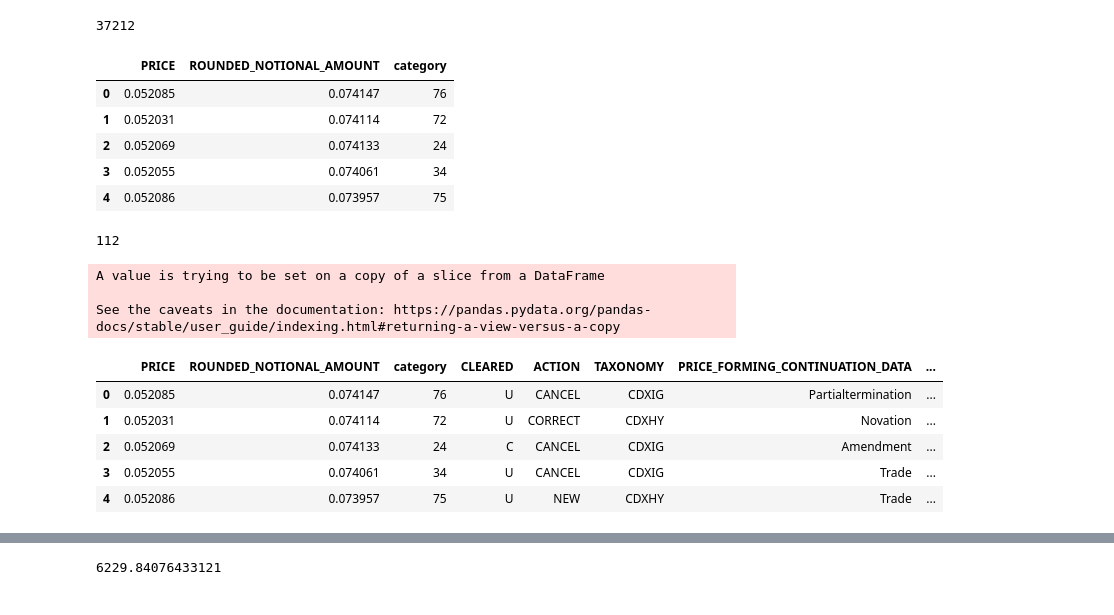
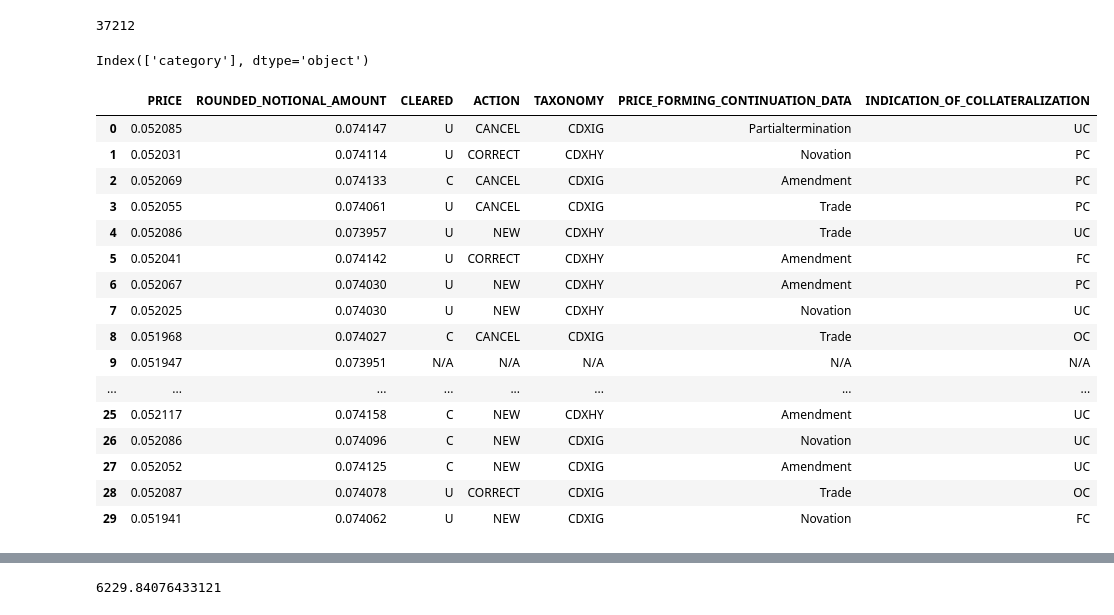
Before and after one commit to PhilippeFerreiraDeSousa/MixedSeqGAN, a Jupyter notebook: Analysis of results.ipynb, the cells around one changed output, grey strips where cells are left out. Drawn from its saved outputs; the diff is of its cells as text; code cells hidden in the pictures.

```diff
--- a/Analysis of results.ipynb
+++ b/Analysis of results.ipynb
@@ -123,44 +128,26 @@ len(real_data)
+# %%
+generated_data = pd.read_hdf(OUTPUT_DATAFRAME)
+# %%
+generated_data[["category"]].columns
+# %% [output]
+Index(['category'], dtype='object')
 # %%
-generated_data.head()
+generated_data.drop("category", 1).head(30)
 # %% [output]
-|  | PRICE | ROUNDED_NOTIONAL_AMOUNT | category |
-| 0 | 0.052085 | 0.074147 | 76 |
-| 1 | 0.052031 | 0.074114 | 72 |
-| 2 | 0.052069 | 0.074133 | 24 |
-| 3 | 0.052055 | 0.074061 | 34 |
-| 4 | 0.052086 | 0.073957 | 75 |
+|  | PRICE | ROUNDED_NOTIONAL_AMOUNT | CLEARED | ACTION | TAXONOMY | PRICE_FORMING_CONTINUATION_DATA | INDICATION_OF_COLLATERALIZATION |
+| 0 | 0.052085 | 0.074147 | U | CANCEL | CDXIG | Partialtermination | UC |
+| 1 | 0.052031 | 0.074114 | U | CORRECT | CDXHY | Novation | PC |
+| 2 | 0.052069 | 0.074133 | C | CANCEL | CDXIG | Amendment | PC |
+| 3 | 0.052055 | 0.074061 | U | CANCEL | CDXIG | Trade | PC |
+| 4 | 0.052086 | 0.073957 | U | NEW | CDXHY | Trade | UC |
+| 5 | 0.052041 | 0.074142 | U | CORRECT | CDXHY | Amendment | FC |
+| 6 | 0.052067 | 0.074030 | U | NEW | CDXHY | Amendment | PC |
+| 7 | 0.052025 | 0.074030 | U | NEW | CDXHY | Novation | UC |
+| 8 | 0.051968 | 0.074027 | C | CANCEL | CDXIG | Trade | OC |
+| 9 | 0.051947 | 0.073951 | N/A | N/A | N/A | N/A | N/A |
+| ... | ... | ... | ... | ... | ... | ... | ... |
+| 25 | 0.052117 | 0.074158 | C | NEW | CDXHY | Amendment | UC |
+| 26 | 0.052086 | 0.074096 | C | NEW | CDXIG | Novation | UC |
+| 27 | 0.052052 | 0.074125 | C | NEW | CDXIG | Amendment | UC |
+| 28 | 0.052087 | 0.074078 | U | CORRECT | CDXIG | Trade | OC |
+| 29 | 0.051941 | 0.074062 | U | NEW | CDXIG | Novation | FC |
-# %%
-import pickle
-with open("index_to_category.pkl", "rb") as f:
-    index_to_category = pickle.load(f)
-
-len(index_to_category)
-# %% [output]
-112
-# %%
-generated_data["CLEARED"] = ""
-generated_data["ACTION"] = ""
-generated_data["TAXONOMY"] = ""
-generated_data["PRICE_FORMING_CONTINUATION_DATA"] = ""
-generated_data["INDICATION_OF_COLLATERALIZATION"] = ""
-
-for i in range(len(generated_data)):
-    tmp = index_to_category[generated_data["category"][i]]
-    generated_data["CLEARED"][i], \
-    generated_data["ACTION"][i], \
-    generated_data["TAXONOMY"][i], \
-    generated_data["PRICE_FORMING_CONTINUATION_DATA"][i], \
-    generated_data["INDICATION_OF_COLLATERALIZATION"][i] = \
-    tmp.split(",") if tmp != "<start>" else ("N/A", "N/A", "N/A", "N/A", "N/A")
-
-generated_data.head()
-# %% [output]
-A value is trying to be set on a copy of a slice from a DataFrame
-
-See the caveats in the documentation: https://pandas.pydata.org/pandas-docs/stable/user_guide/indexing.html#returning-a-view-versus-a-copy
-|  | PRICE | ROUNDED_NOTIONAL_AMOUNT | category | CLEARED | ACTION | TAXONOMY | PRICE_FORMING_CONTINUATION_DATA | ... |
-| 0 | 0.052085 | 0.074147 | 76 | U | CANCEL | CDXIG | Partialtermination | ... |
-| 1 | 0.052031 | 0.074114 | 72 | U | CORRECT | CDXHY | Novation | ... |
-| 2 | 0.052069 | 0.074133 | 24 | C | CANCEL | CDXIG | Amendment | ... |
-| 3 | 0.052055 | 0.074061 | 34 | U | CANCEL | CDXIG | Trade | ... |
-| 4 | 0.052086 | 0.073957 | 75 | U | NEW | CDXHY | Trade | ... |
```
Also changed, not shown: parts of 9 cells of this notebook, 7 other files.
